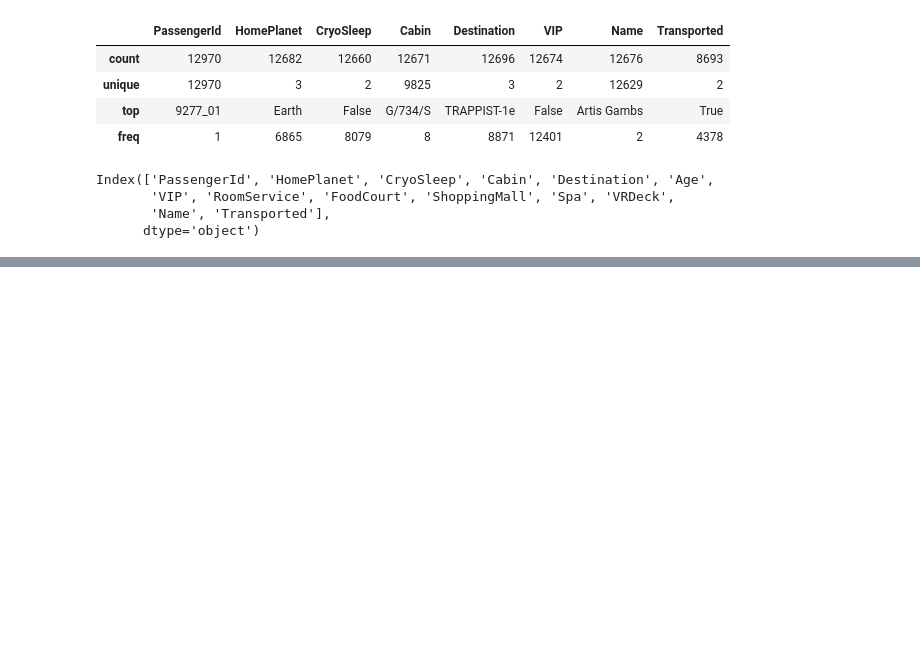
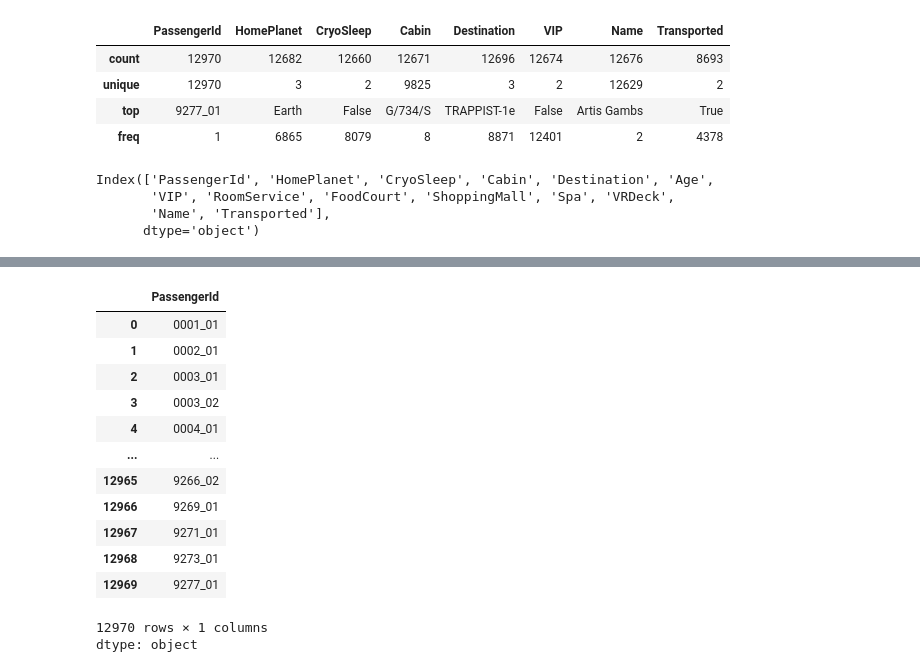
Before and after one commit to harsij01/spaceship-titanic, a Jupyter notebook: spaceship_titanic.ipynb, the cells around one changed output, grey strips where cells are left out. Saved outputs shown, nothing was run; the diff lists cells and outputs as text; code cells hidden in the pictures; blank space fills up the shorter version.

```diff
--- a/spaceship_titanic.ipynb
+++ b/spaceship_titanic.ipynb
@@ -131,0 +113,17 @@ nothing to commit (create/copy files and use "git add" to track)
+# %%
+df["PassengerId"]
+# %% [output]
+|  | PassengerId |
+| 0 | 0001_01 |
+| 1 | 0002_01 |
+| 2 | 0003_01 |
+| 3 | 0003_02 |
+| 4 | 0004_01 |
+| ... | ... |
+| 12965 | 9266_02 |
+| 12966 | 9269_01 |
+| 12967 | 9271_01 |
+| 12968 | 9273_01 |
+| 12969 | 9277_01 |
+12970 rows × 1 columns
+dtype: object
```
Also changed, not shown: parts of 16 cells of this notebook.
